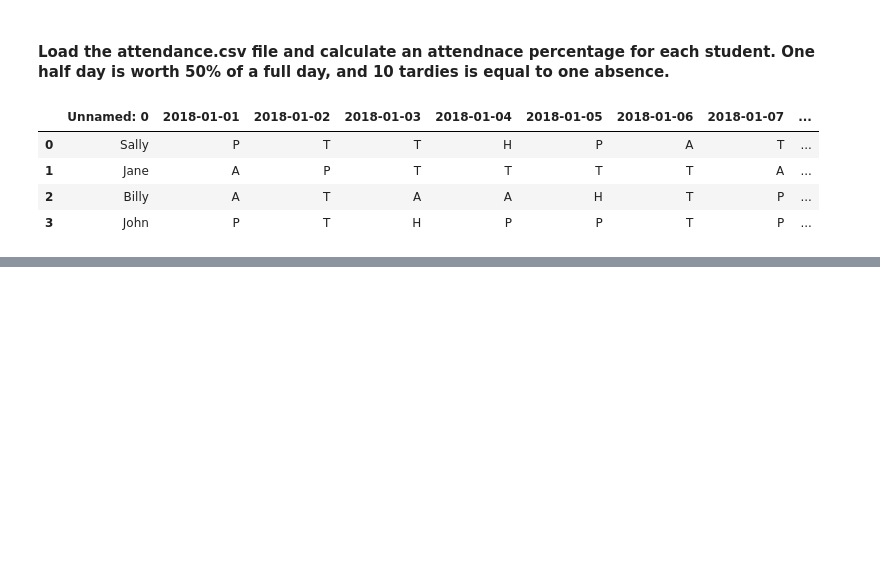
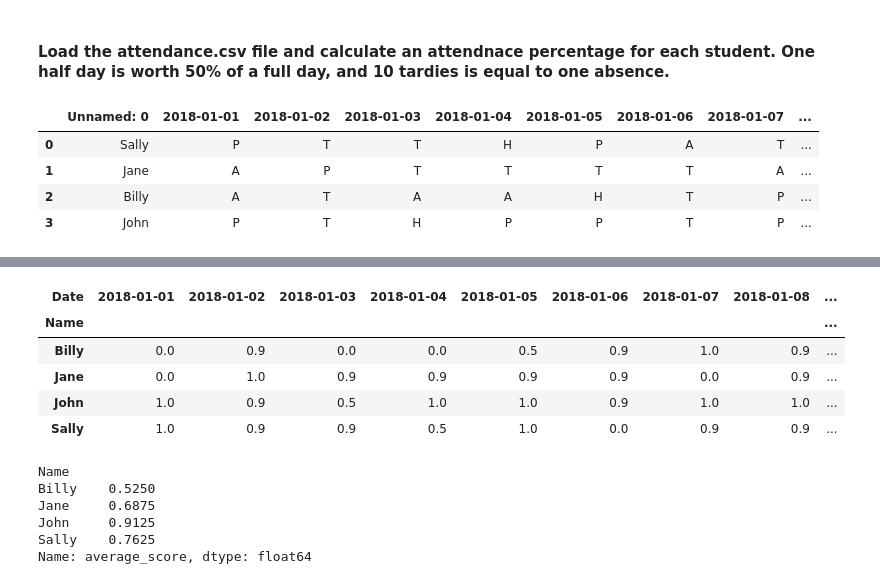
Before and after one commit to Joshua-C-Bryant/classification-exercises, a Jupyter notebook: tidy_data.ipynb, the cells around one changed output, grey strips where cells are left out. Drawn from its saved outputs; the diff is of its cells as text; code cells hidden in the pictures; blank space fills up the shorter version.

```diff
--- a/tidy_data.ipynb
+++ b/tidy_data.ipynb
@@ -17,5 +17,6 @@ attendance
 | 2 | Billy | A | T | A | A | H | T | P | ... |
 | 3 | John | P | T | H | P | P | T | P | ... |
 # %%
-attendance.columns.values[0] = 'Name'
+attendance = attendance.rename(columns = {'Unnamed: 0':'Name'})
+
 attendance
@@ -22,2 +29,5 @@ attendance
 # %%
-attendance = attendance.melt(attendance, id_vars=['Name'])
+attendance = attendance.melt(id_vars = 'Name',
+                            var_name = 'Date',
+                            value_name = 'Attendance')
+attendance.head()
@@ -23,0 +41,3 @@ attendance = attendance.melt(attendance, id_vars=['Name'])
+# %%
+attendance['Attendance'].replace({'P': 1, 'A': 0, 'T': .9, 'H': .5}, inplace = True)
+attendance.head()
@@ -23,0 +51,5 @@ attendance = attendance.melt(attendance, id_vars=['Name'])
+# %%
+attendance_tidy = attendance.pivot_table(index = 'Name',
+                                        columns = 'Date',
+                                        values = 'Attendance')
+attendance_tidy
@@ -23,0 +63,19 @@ attendance = attendance.melt(attendance, id_vars=['Name'])
+# %%
+attendance_tidy['average_score'] = attendance_tidy.mean(numeric_only=True, axis=1)
+attendance_tidy
+# %% [output]
+| Date | 2018-01-01 | 2018-01-02 | 2018-01-03 | 2018-01-04 | 2018-01-05 | 2018-01-06 | 2018-01-07 | 2018-01-08 | ... |
+| Name |  |  |  |  |  |  |  |  | ... |
+| Billy | 0.0 | 0.9 | 0.0 | 0.0 | 0.5 | 0.9 | 1.0 | 0.9 | ... |
+| Jane | 0.0 | 1.0 | 0.9 | 0.9 | 0.9 | 0.9 | 0.0 | 0.9 | ... |
+| John | 1.0 | 0.9 | 0.5 | 1.0 | 1.0 | 0.9 | 1.0 | 1.0 | ... |
+| Sally | 1.0 | 0.9 | 0.9 | 0.5 | 1.0 | 0.0 | 0.9 | 0.9 | ... |
+# %%
+attendance_tidy['average_score']
+# %% [output]
+Name
+Billy    0.5250
+Jane     0.6875
+John     0.9125
+Sally    0.7625
+Name: average_score, dtype: float64
```
Also changed, not shown: parts of 27 cells of this notebook.
